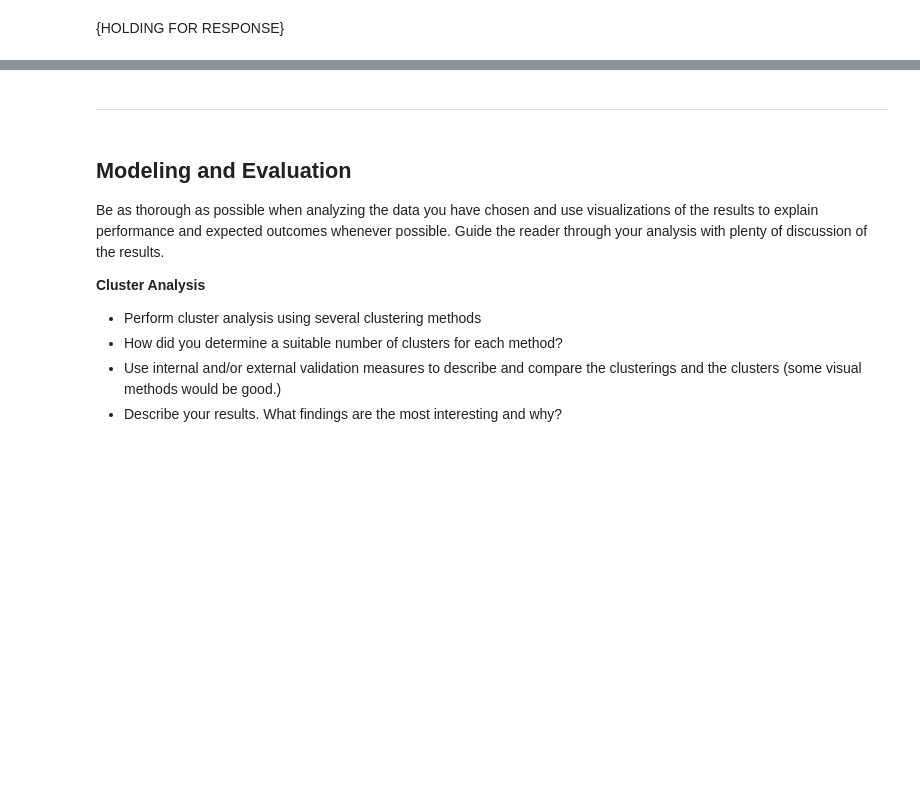
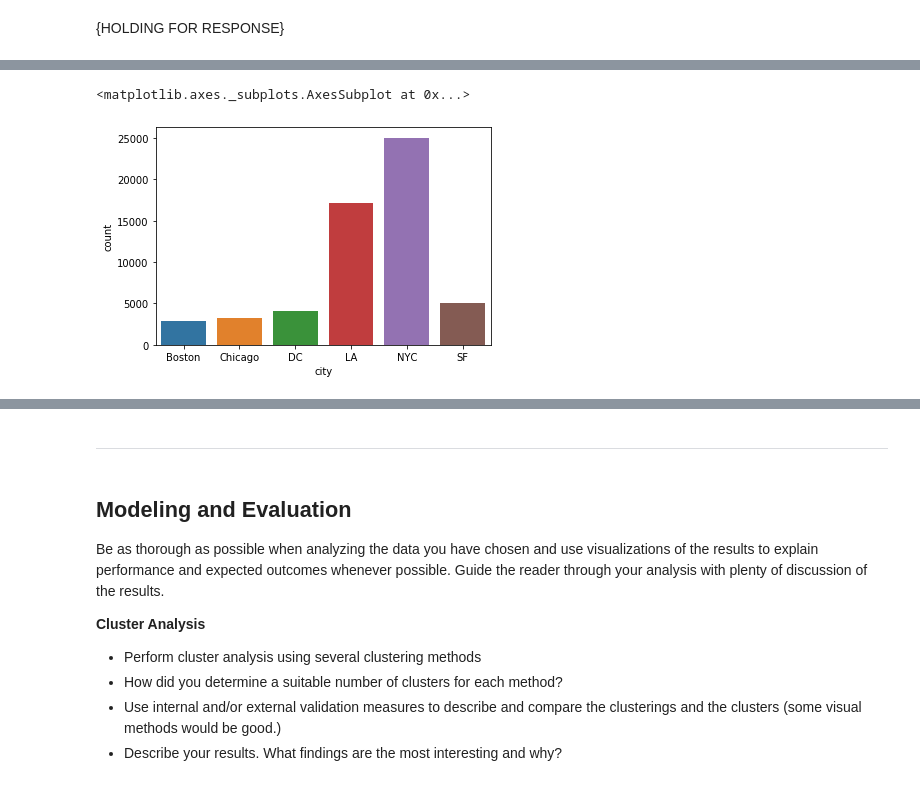
Before and after one commit to anguyen-07/DS7331-ML_Labs, a Jupyter notebook: Lab3_Clustering/DS7331_Lab3_Clustering_AirBnb.ipynb, the cells around one changed output, grey strips where cells are left out. Saved outputs shown, nothing was run; the diff lists cells and outputs as text; code cells hidden in the pictures; blank space fills up the shorter version.

```diff
--- a/Lab3_Clustering/DS7331_Lab3_Clustering_AirBnb.ipynb
+++ b/Lab3_Clustering/DS7331_Lab3_Clustering_AirBnb.ipynb
@@ -389,0 +397,8 @@ Visualize the any important attributes appropriately. Important: Provide an inte
+# %%
+# Bar Graph for Frequency by City
+# df_logistic is the dataset before One-Hot Encoding
+df_logistic = df_logistic[df_logistic["log_price"] > 0].reset_index()
+sns.countplot(x="city", data=df_logistic)
+# %% [output]
+<matplotlib.axes._subplots.AxesSubplot at 0x...>
+[figure, added]
```
Also changed, not shown: parts of 7 cells of this notebook.
